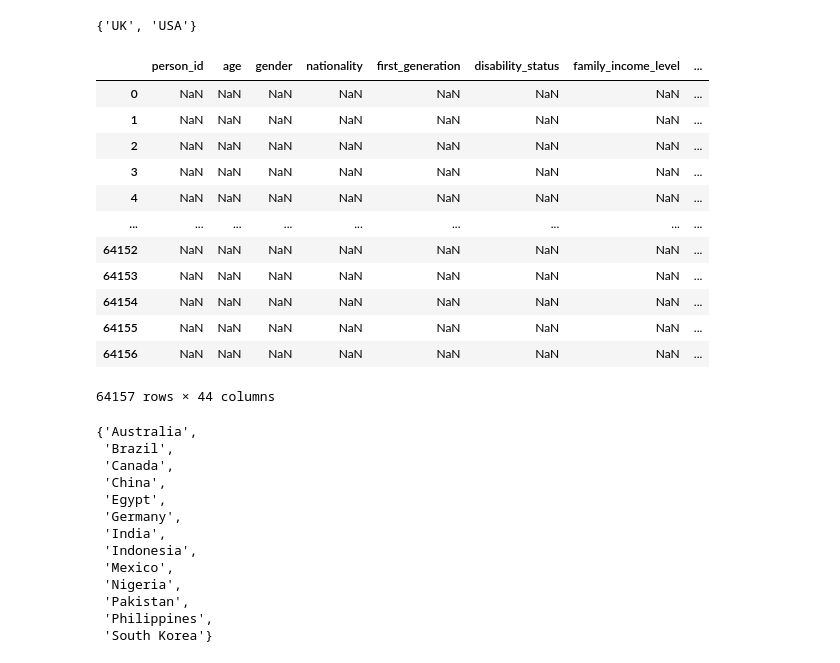
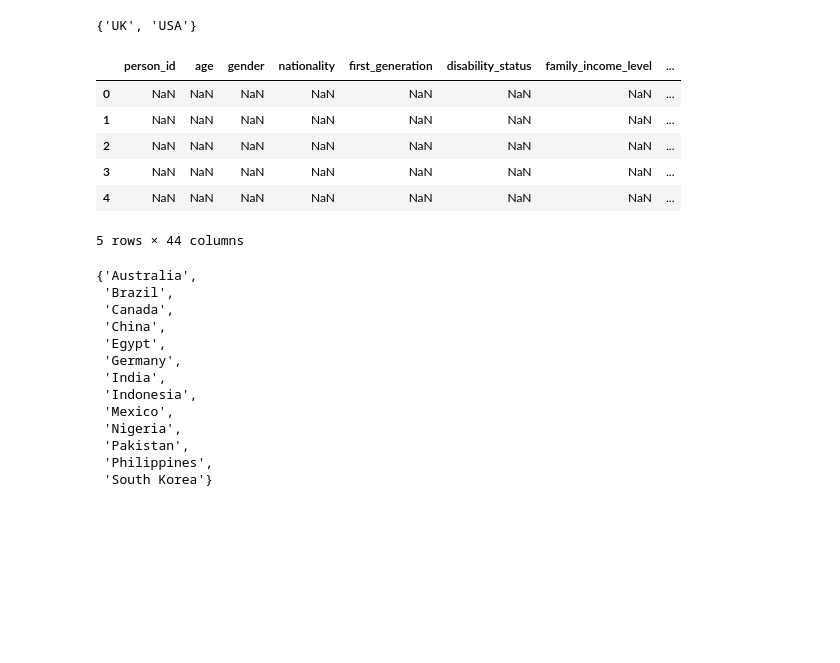
Before and after one commit to matteocoppola26/FoCS_project_900166, a Jupyter notebook: progetto_2026.ipynb, the cells around one changed output. Saved outputs shown, nothing was run; the diff lists cells and outputs as text; code cells hidden in the pictures; blank space fills up the shorter version.

```diff
--- a/progetto_2026.ipynb
+++ b/progetto_2026.ipynb
@@ -357,22 +344,16 @@ set(df['nationality']) - set(gdp['entity'])  # set difference: countries in 'df'
 # %%
 check = pd.merge(df , gdp , left_on = 'nationality' , right_on='entity' , how='right')
 # Right join: it keeps all the rows of 'gdp'. The rows where 'entity' is not null
 # and 'nationality' is null are the countries that don't have any student in 'df'.
-check
+check.head()
 # %% [output]
 |  | person_id | age | gender | nationality | first_generation | disability_status | family_income_level | ... |
 | 0 | NaN | NaN | NaN | NaN | NaN | NaN | NaN | ... |
 | 1 | NaN | NaN | NaN | NaN | NaN | NaN | NaN | ... |
 | 2 | NaN | NaN | NaN | NaN | NaN | NaN | NaN | ... |
 | 3 | NaN | NaN | NaN | NaN | NaN | NaN | NaN | ... |
 | 4 | NaN | NaN | NaN | NaN | NaN | NaN | NaN | ... |
-| ... | ... | ... | ... | ... | ... | ... | ... | ... |
-| 64152 | NaN | NaN | NaN | NaN | NaN | NaN | NaN | ... |
-| 64153 | NaN | NaN | NaN | NaN | NaN | NaN | NaN | ... |
-| 64154 | NaN | NaN | NaN | NaN | NaN | NaN | NaN | ... |
-| 64155 | NaN | NaN | NaN | NaN | NaN | NaN | NaN | ... |
-| 64156 | NaN | NaN | NaN | NaN | NaN | NaN | NaN | ... |
-64157 rows × 44 columns
+5 rows × 44 columns
 # %%
 set(gdp['entity']) - set(check[(check['nationality'].isna()) & (check['entity'].notna())]['entity'])
 # countries that already match between 'gdp' and 'df' (USA and UK are not included yet)
```
Also changed, not shown: parts of 5 cells of this notebook.
